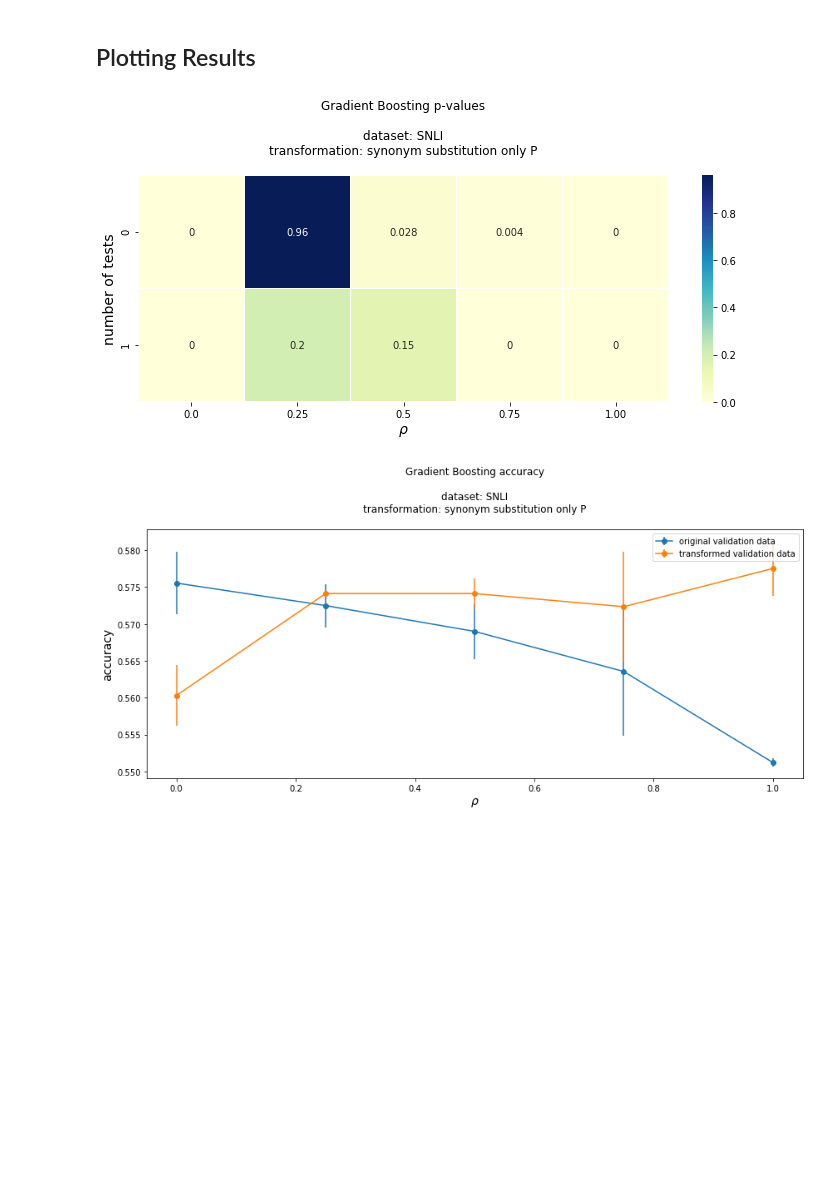
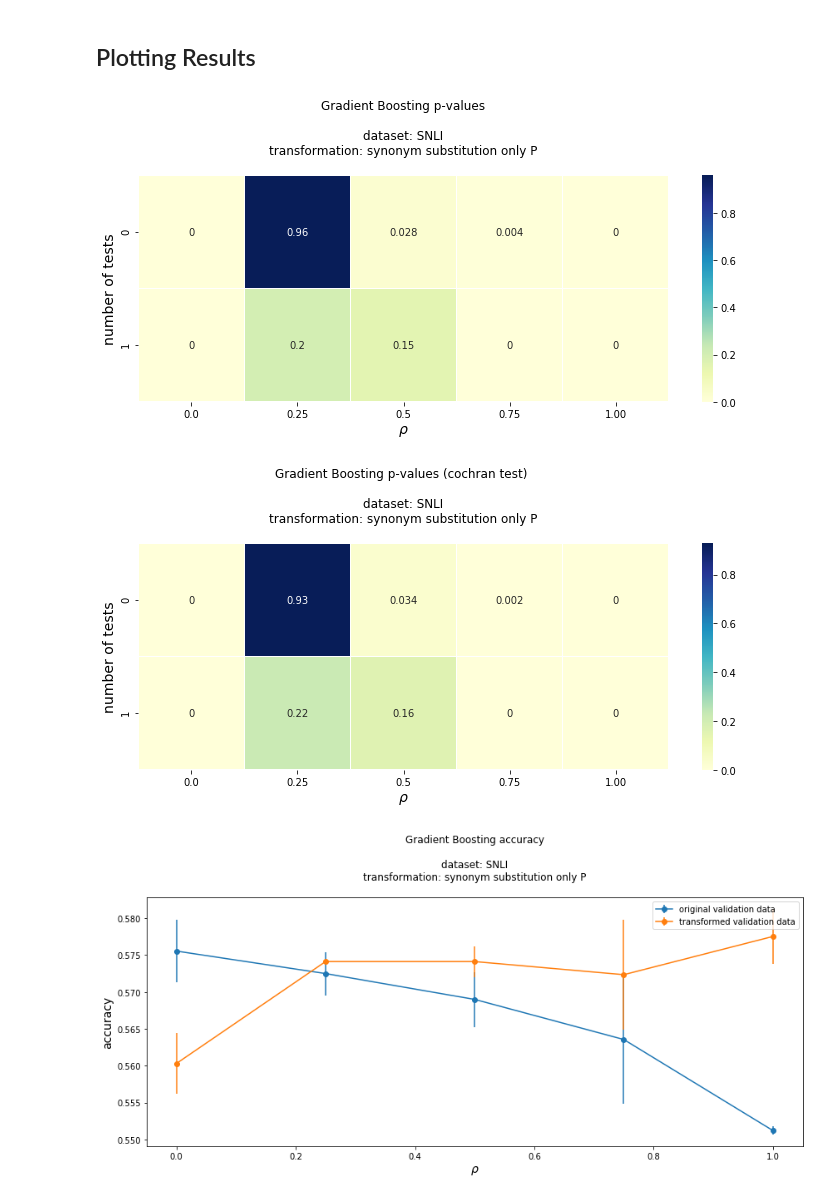
Before and after one commit to lukewanless/looking-for-equivalences, a Jupyter notebook: src/check_results_xgb_p.ipynb, the cells around one changed output. Saved outputs shown, nothing was run; the diff lists cells and outputs as text; code cells hidden in the pictures; blank space fills up the shorter version.

Commit message:
add analyis for gb snli p

```diff
--- a/src/check_results_xgb_p.ipynb
+++ b/src/check_results_xgb_p.ipynb
@@ -50,0 +64,11 @@ show_df(df_rho_0p75)
+# %%
+df = pd.read_csv("results/snli/xgb/sin_p/rho_0p75_random_state_3212_55.csv")
+df1 = df.iloc[0].to_frame().transpose()
+df2 = df.iloc[1].to_frame().transpose().reset_index(drop=True)
+diff1 = pd.read_csv("raw_results/snli/xgb/sin_p/rho_0p75/results_0.csv")
+diff2 = pd.read_csv("raw_results/snli/xgb/sin_p/rho_0p75/results_1.csv")
+df1_new = update_results_with_cochran_test(df1, diff1)
+df2_new = update_results_with_cochran_test(df2, diff2)
+df_rho_0p75 = pd.concat([df1_new, df2_new]).reset_index(drop=True)
+df_rho_0p75 = get_standart_results(df_rho_0p75)
+show_df(df_rho_0p75)
@@ -60,0 +81,11 @@ show_df(df_rho_1p0)
+# %%
+df = pd.read_csv("results/snli/xgb/sin_p/rho_1p00_random_state_11_762.csv")
+df1 = df.iloc[0].to_frame().transpose()
+df2 = df.iloc[1].to_frame().transpose().reset_index(drop=True)
+diff1 = pd.read_csv("raw_results/snli/xgb/sin_p/rho_1p0/results_0.csv")
+diff2 = pd.read_csv("raw_results/snli/xgb/sin_p/rho_1p0/results_1.csv")
+df1_new = update_results_with_cochran_test(df1, diff1)
+df2_new = update_results_with_cochran_test(df2, diff2)
+df_rho_1p0 = pd.concat([df1_new, df2_new]).reset_index(drop=True)
+df_rho_1p0 = get_standart_results(df_rho_1p0)
+show_df(df_rho_1p0)
@@ -67,7 +102,7 @@ names = ["0.0", "0.25", "0.5", "0.75", "1.00" ]
 all_p_values = {}
 for df, name in zip(dfs, names):
     results = df.p_value
-    all_p_values[name] = results
+    all_p_values[name] = results.astype(np.float)
 
 fig, ax = plt.subplots(figsize=(10,5))
 sns.heatmap(pd.DataFrame(all_p_values), annot=True, cmap="YlGnBu", linewidths=0.3, ax=ax);
@@ -76,6 +111,21 @@ ax.set_ylabel("number of tests", fontsize=14);
 ax.set_title("Gradient Boosting p-values\n\ndataset: SNLI\ntransformation: synonym substitution only P\n");
 fig.tight_layout()
 fig.savefig('figs/gb_p_values_snli_sin_p.png', bbox_inches=None, pad_inches=0.5)
+
+
+all_p_values = {}
+for df, name in zip(dfs, names):
+    results = df.cochran_p_value
+    all_p_values[name] = results.astype(np.float)
+
+
+fig, ax = plt.subplots(figsize=(10,5))
+sns.heatmap(pd.DataFrame(all_p_values), annot=True, cmap="YlGnBu", linewidths=0.3, ax=ax);
+ax.set_xlabel(r"$\rho$", fontsize=14);
+ax.set_ylabel("number of tests", fontsize=14);
+ax.set_title("Gradient Boosting p-values (cochran test) \n\ndataset: SNLI\ntransformation: synonym substitution only P\n");
+fig.tight_layout()
+fig.savefig('figs/gb_p_values_cochran_snli_sin_p.png', bbox_inches=None, pad_inches=0.5)
 
 
 rhos = []
@@ -92,31 +142,32 @@ acc_s = np.array(acc_s)
 acc_t_s = np.array(acc_t_s)
 
 acc_c = ["acc_{}".format(i) for i in range(acc_s.shape[1])]
 acc_t_c = ["acc_t_{}".format(i) for i in range(acc_t_s.shape[1])]
 
 acc = pd.DataFrame(acc_s, index=rhos, columns=acc_c)
 acc.index.name = "rho"
 acc_t = pd.DataFrame(acc_t_s, index=rhos, columns=acc_t_c)
 acc_t.index.name = "rho"
 
 x = acc.mean(1).index
 y = acc.mean(1).values
 error = acc.std(1).values
 
 x_t = acc_t.mean(1).index
 y_t = acc_t.mean(1).values
 error_t = acc_t.std(1).values
 
 
 fig, ax = plt.subplots(figsize=(12,6))
 ax.errorbar(x, y, yerr=error, fmt='-o', label="original validation data");
 ax.errorbar(x_t, y_t, yerr=error_t, fmt='-o', label="transformed validation data");
 ax.legend(loc="best");
 ax.set_xlabel(r"$\rho$", fontsize=14);
 ax.set_ylabel("accuracy", fontsize=14);
 ax.set_title("Gradient Boosting accuracy\n\ndataset: SNLI\ntransformation: synonym substitution only P\n");
 fig.tight_layout()
 fig.savefig('figs/gb_acc_snli_sin_p.png', bbox_inches=None, pad_inches=0.5)
 # %% [output]
 [figure]
-[figure, old version]
+[figure, new version]
+[figure, added]
```
Also changed, not shown: parts of 11 cells of this notebook, 13 other files.
